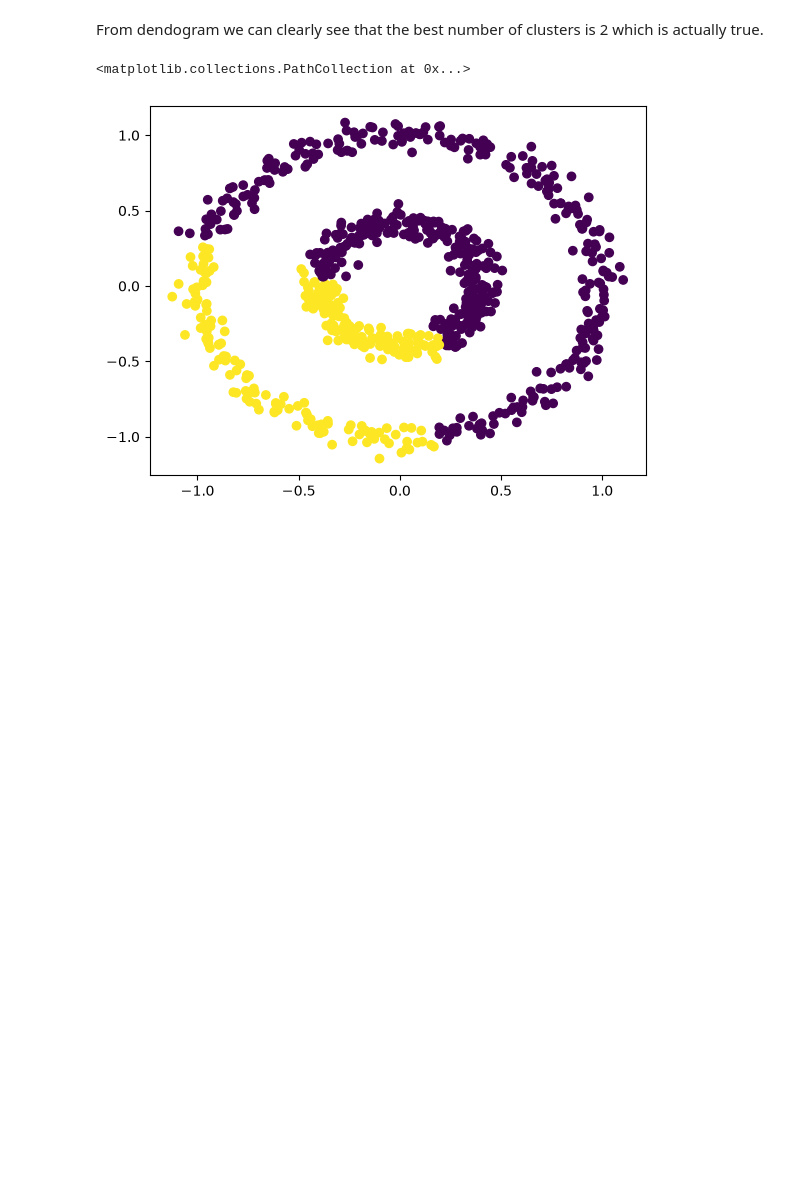
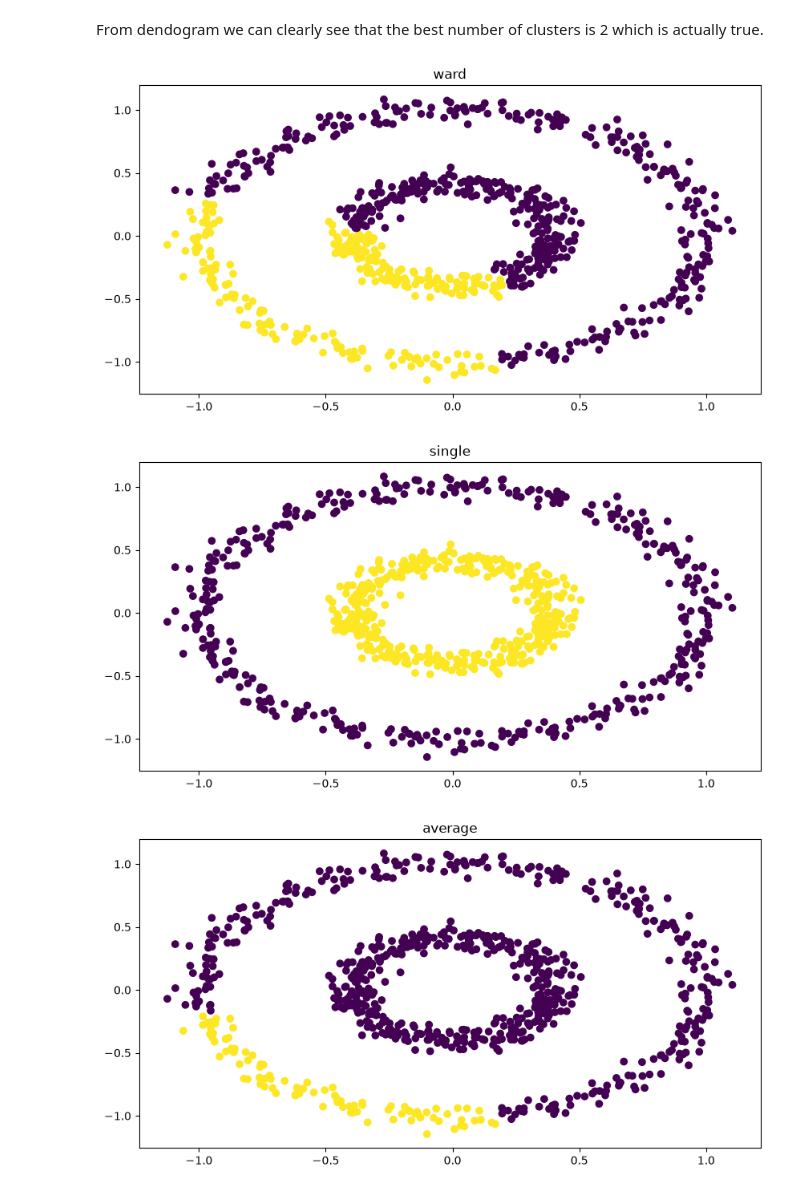
Before and after one commit to amanml2026/Unsupervised-learning, a Jupyter notebook: DBSCAN.ipynb, the cells around one changed output. Saved outputs shown, nothing was run; the diff lists cells and outputs as text; code cells hidden in the pictures; blank space fills up the shorter version.

Commit message:
Tested all the linkage methods and as expected single linkage is best in this case

```diff
--- a/DBSCAN.ipynb
+++ b/DBSCAN.ipynb
@@ -52,9 +52,13 @@ fig = sch.dendrogram(sch.linkage(X))
 # %% [markdown]
 From dendogram we can clearly see that the best number of clusters is 2 which is actually true.
 # %%
-ac = AgglomerativeClustering(n_clusters=2)
-y = ac.fit_predict(X)
-plt.scatter(X[:,0],X[:,1],c=y)
+for method in ['ward','single','average','complete']:
+    ac = AgglomerativeClustering(n_clusters=2,linkage=method)
+    y = ac.fit_predict(X)
+    plt.figure(figsize=(10,5))
+    plt.title(f"{method}")
+    plt.scatter(X[:,0],X[:,1],c=y)
 # %% [output]
-<matplotlib.collections.PathCollection at 0x...>
-[figure, old version]
+[figure, new version]
+[figure, added]
+[figure, added]
```
Also changed, not shown: parts of 1 cell of this notebook.
